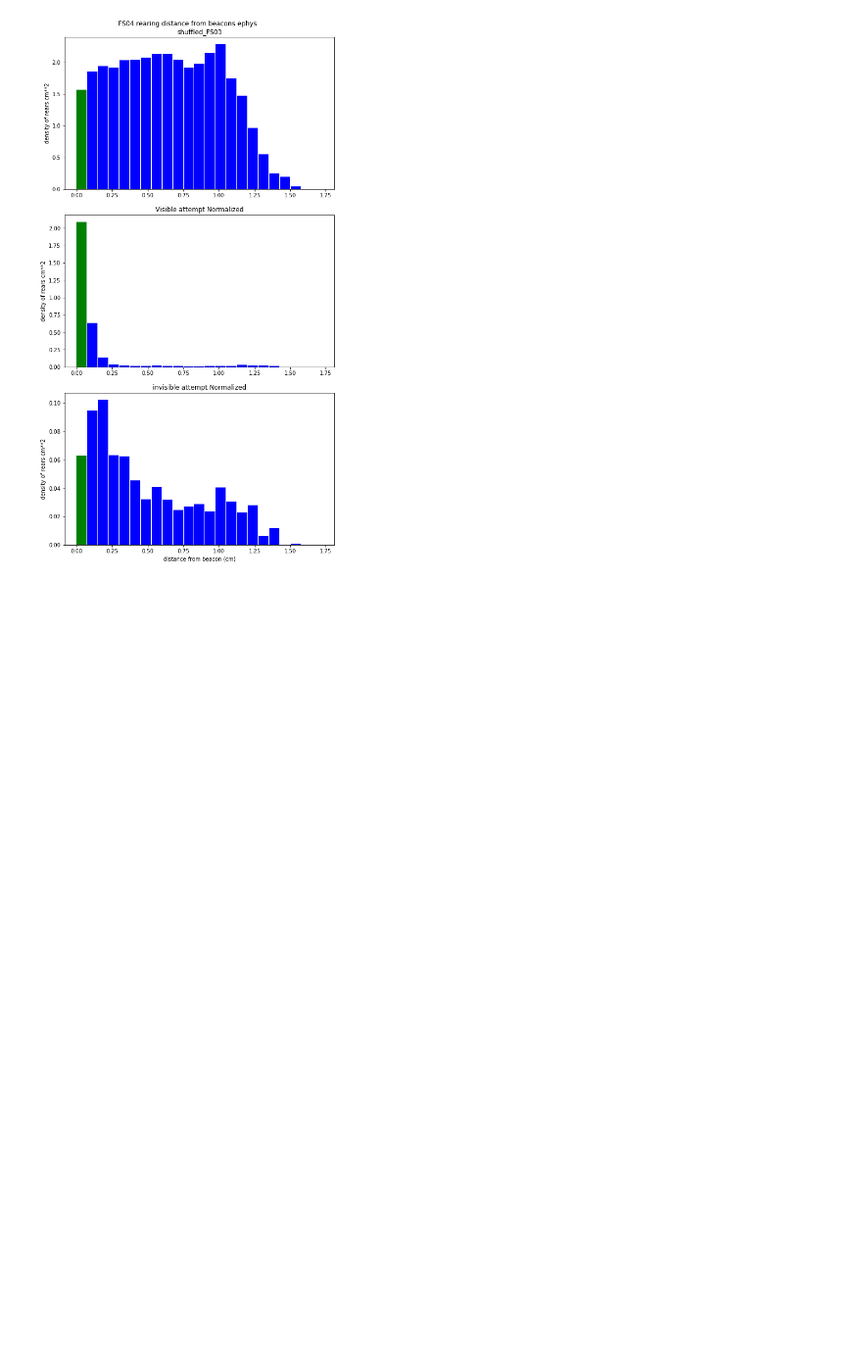
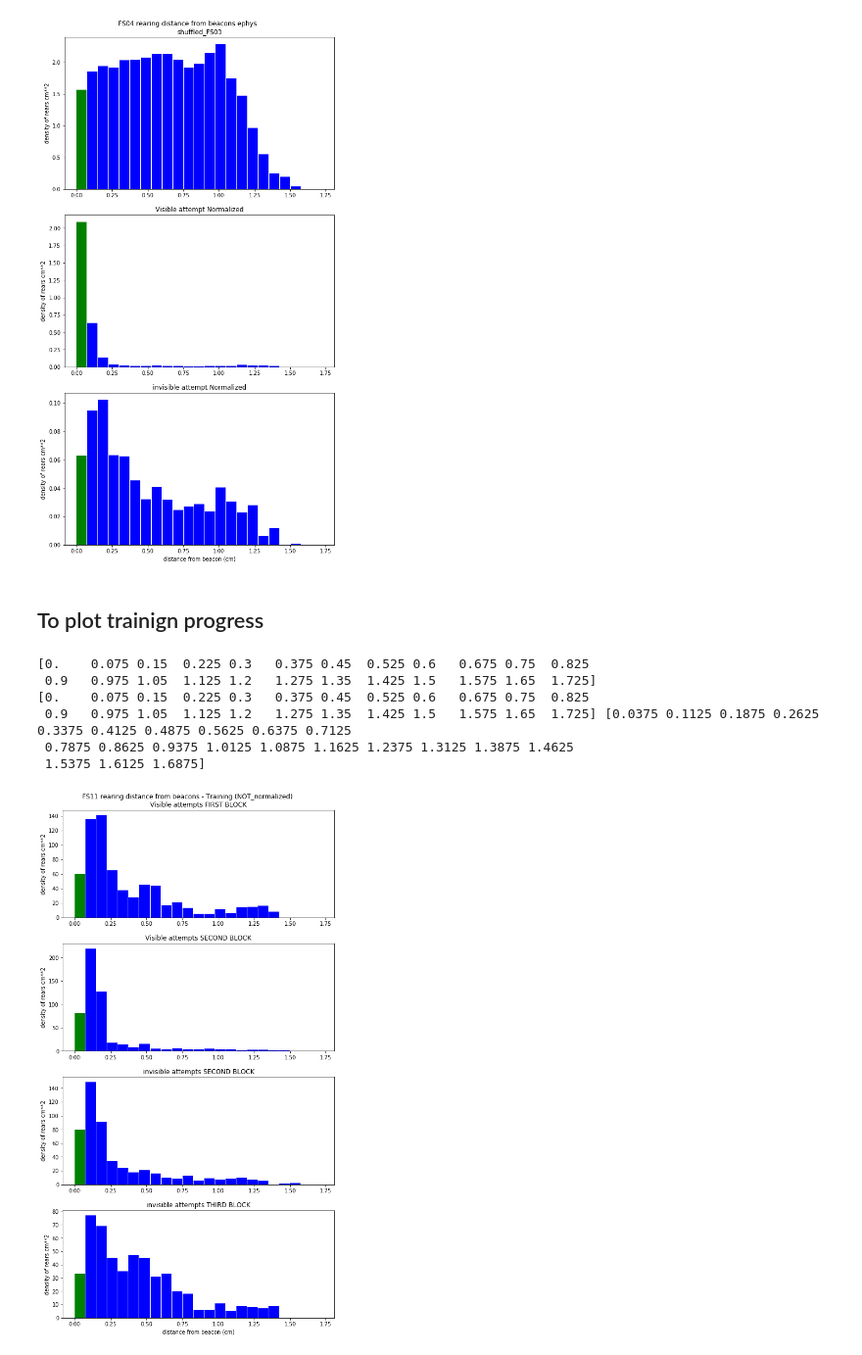
Before and after one commit to Fabalinks/Rearing_analysis, a Jupyter notebook: Code/20210811_FS_Plotting_Normalize_occupancy_bins.ipynb, the cells around one changed output. Shown at 98% size. Drawn from its saved outputs; the diff is of its cells as text; code cells hidden in the pictures; blank space fills up the shorter version.

```diff
--- a/Code/20210811_FS_Plotting_Normalize_occupancy_bins.ipynb
+++ b/Code/20210811_FS_Plotting_Normalize_occupancy_bins.ipynb
@@ -222,3 +207,5 @@ make_simple_graphs_shuffle('FS04' ,FS04,vis=FS04_normalized_visible_hist,invis=F
  0.7875 0.8625 0.9375 1.0125 1.0875 1.1625 1.2375 1.3125 1.3875 1.4625
  1.5375 1.6125 1.6875]
 [figure]
+# %% [markdown]
+## To plot trainign progress
@@ -225 +259,79 @@ make_simple_graphs_shuffle('FS04' ,FS04,vis=FS04_normalized_visible_hist,invis=F
+# %%
+
+
+def make_simple_graphs_training (animal_ID,vis1,vis2,invis2,invis3):
+    binwidth=.075
+    plt.tight_layout
+    bins = np.arange(0, 1.725, binwidth)
+    interval=bins
+    print(bins)
+    bins[1]= 0.075
+    fig, ax = plt.subplots(4,sharex=False,figsize=(8, 14),)#gridspec_kw={'width_ratios': [3, 1]}
+    fig.suptitle(animal_ID +' rearing distance from beacons - Training (NOT_normalized)',y=1)
+
+    bins = np.arange(0, 1.725 + binwidth, binwidth)
+    width = 0.95 * (bins[1] - bins[0])
+    center = (bins[:-1] + bins[1:]) / 2
+    print(bins,center)
+
+#     custom_xlim = (0, 1.75)
+#     custom_ylim = (0, .55)
+
+#     # Setting the values for all axes.
+#     plt.setp(ax, xlim=custom_xlim, ylim=custom_ylim)
+
+    patches = ax[0].bar(center, vis1, align='center', width=width)
+    ax[0].set_title('Visible attempts FIRST BLOCK')
+    ax[0].set_ylabel('density of rears cm**2')
+    for i in range(0,1):
+        patches[i].set_facecolor('g')
+    for i in range(1, len(patches)):
+        patches[i].set_facecolor('blue')
+        fig.tight_layout(pad=1.5)
+
+    patches = ax[1].bar(center, vis2, align='center', width=width)
+    ax[1].set_title('Visible attempts SECOND BLOCK')
+    ax[1].set_ylabel('density of rears cm**2')
+    for i in range(0,1):
+        patches[i].set_facecolor('g')
+    for i in range(1, len(patches)):
+        patches[i].set_facecolor('blue')
+        fig.tight_layout(pad=1.5)
+
+    patches = ax[2].bar(center, invis2, align='center', width=width)
+    ax[2].set_title('invisible attempts SECOND BLOCK')
+    ax[2].set_ylabel('density of rears cm**2')
+    for i in range(0,1):
+        patches[i].set_facecolor('g')
+    for i in range(1, len(patches)):
+        patches[i].set_facecolor('blue')
+        fig.tight_layout(pad=1.5)
+
+    patches= ax[3].bar(center, invis3, align='center', width=width)
+    ax[3].set_title('invisible attempts THIRD BLOCK')
+    ax[3].set_ylabel('density of rears cm**2')
+    for i in range(0,1):
+        patches[i].set_facecolor('g')
+    for i in range(1, len(patches)):
+        patches[i].set_facecolor('blue')
+        fig.tight_layout(pad=1.5)
+    ax[3].set_xlabel("distance from beacon (cm)")
+
+
+
+
+    plt.savefig('%srat_rearing_distance_from_beacons_NOT_normalized%s.png'%(figures,animal_ID), dpi = 100)
+
+
+
+make_simple_graphs_training('FS11' ,vis1=FS11_0_6_vis,vis2=FS11_7_14_vis,invis2=FS11_7_14_invis,invis3=FS11_15_21_invis)
+# normalized per 10 beacons.
+# %% [output]
+[0.    0.075 0.15  0.225 0.3   0.375 0.45  0.525 0.6   0.675 0.75  0.825
+ 0.9   0.975 1.05  1.125 1.2   1.275 1.35  1.425 1.5   1.575 1.65  1.725]
+[0.    0.075 0.15  0.225 0.3   0.375 0.45  0.525 0.6   0.675 0.75  0.825
+ 0.9   0.975 1.05  1.125 1.2   1.275 1.35  1.425 1.5   1.575 1.65  1.725] [0.0375 0.1125 0.1875 0.2625 0.3375 0.4125 0.4875 0.5625 0.6375 0.7125
+ 0.7875 0.8625 0.9375 1.0125 1.0875 1.1625 1.2375 1.3125 1.3875 1.4625
+ 1.5375 1.6125 1.6875]
+[figure, added]
 # %% [markdown]
```
Also changed, not shown: parts of 5 cells of this notebook, 3 other files.
